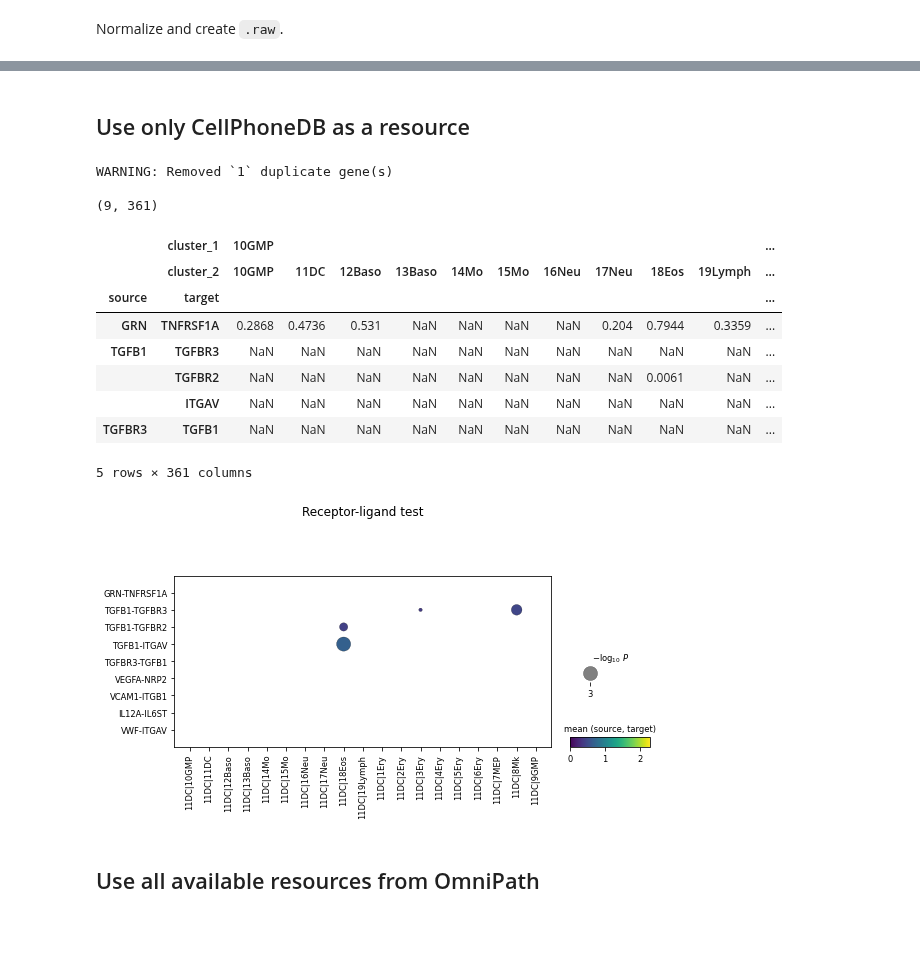
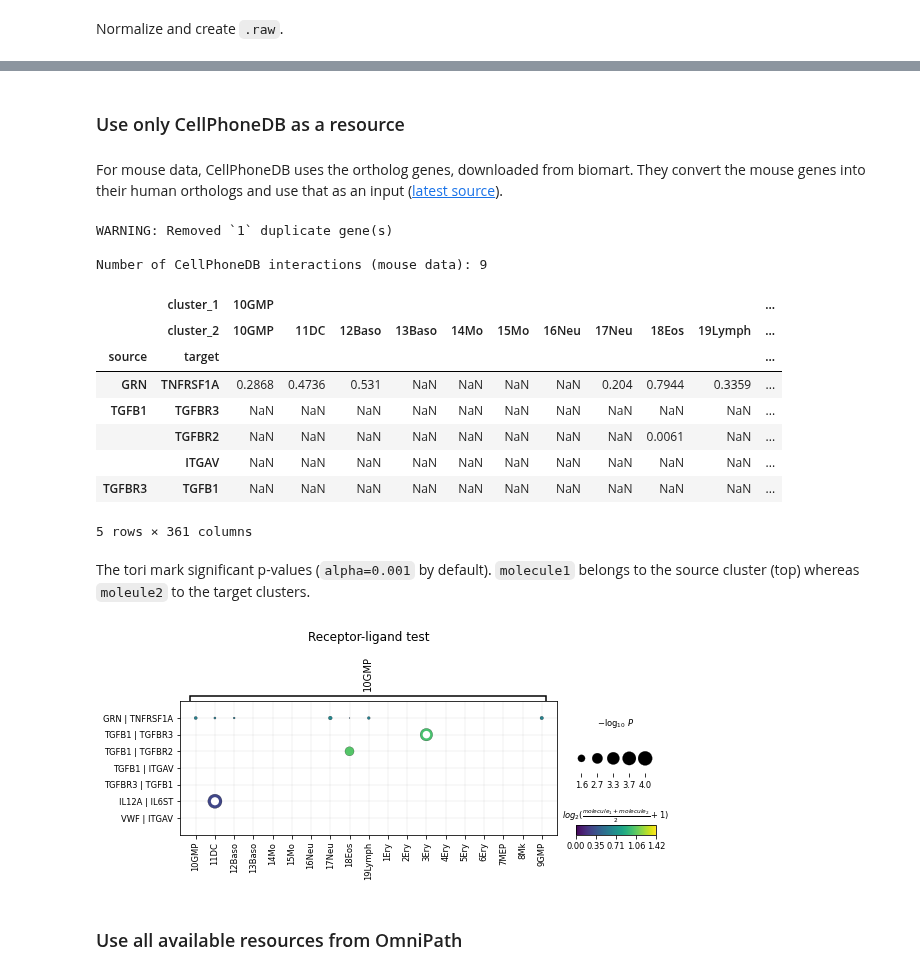
Before and after one commit to scverse/squidpy, a Jupyter notebook: notebooks/ligrec_vignette.ipynb, the cells around one changed output, grey strips where cells are left out. Cells and saved outputs as stored; diff of their text form; code cells hidden in the pictures; blank space fills up the shorter version.

```diff
--- a/notebooks/ligrec_vignette.ipynb
+++ b/notebooks/ligrec_vignette.ipynb
@@ -96,18 +55,20 @@ Variable names are not unique. To make them unique, call `.var_names_make_unique
 # %% [markdown]
-## Use only CellPhoneDB as a resource
+### Use only CellPhoneDB as a resource
+# %% [markdown]
+For mouse data, CellPhoneDB uses the ortholog genes, downloaded from biomart. They convert the mouse genes into their human orthologs and use that as an input ([latest source](https://github.com/Teichlab/cellphonedb/issues/194#issuecomment-721748905)).
 # %%
-res = sp.gr.perm_test(adata, "paul15_clusters",
-                      fdr_method=None, copy=True,
-                      interactions_params={"resource": "CellPhoneDB"},
-                      threshold=0.1, seed=0, n_perms=10000, n_jobs=1)
+res = sp.gr.ligrec(adata, "paul15_clusters",
+                   fdr_method=None, copy=True,
+                   interactions_params={"resources": "CellPhoneDB"},
+                   threshold=0.1, seed=0, n_perms=10000, n_jobs=1)
 df = res.pvalues
-print(df.shape)
+print("Number of CellPhoneDB interactions (mouse data):", len(df))
 
 df.head()
 # %% [output]
 WARNING: Removed `1` duplicate gene(s)
 
-(9, 361)
+Number of CellPhoneDB interactions (mouse data): 9
 |  | cluster_1 | 10GMP |  |  |  |  |  |  |  |  |  | ... |
 |  | cluster_2 | 10GMP | 11DC | 12Baso | 13Baso | 14Mo | 15Mo | 16Neu | 17Neu | 18Eos | 19Lymph | ... |
 | source | target |  |  |  |  |  |  |  |  |  |  | ... |
@@ -117,13 +78,12 @@ WARNING: Removed `1` duplicate gene(s)
 |  | ITGAV | NaN | NaN | NaN | NaN | NaN | NaN | NaN | NaN | NaN | NaN | ... |
 | TGFBR3 | TGFB1 | NaN | NaN | NaN | NaN | NaN | NaN | NaN | NaN | NaN | NaN | ... |
 5 rows × 361 columns
-# %%
-ligrec(
-    permutation_test_results=res,
-    selected_cluster='11DC'
-)
-# %% [output]
-[figure, removed]
+# %% [markdown]
+The tori mark significant p-values (`alpha=0.001` by default). `molecule1` belongs to the source cluster (top) whereas `moleule2` to the target clusters.
+# %%
+sp.pl.ligrec(res, source_groups="10GMP")
+# %% [output]
+[figure, added]
 # %% [markdown]
-## Use all available resources from OmniPath
+### Use all available resources from OmniPath
 # %%
```
Also changed, not shown: parts of 29 cells of this notebook, 34 other files.
